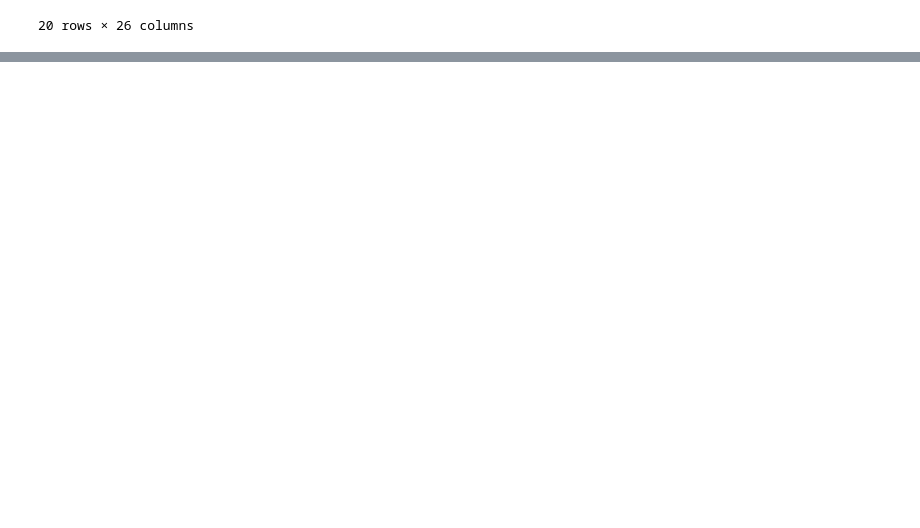
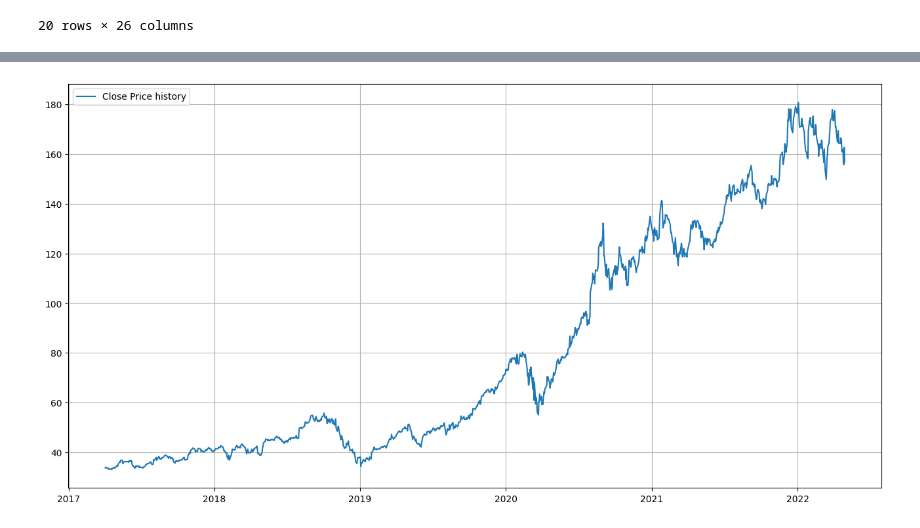
Before and after one commit to mujiexu2/ELEC0136-Assignment, a Jupyter notebook: assignment.ipynb, the cells around one changed output, grey strips where cells are left out. Saved outputs shown, nothing was run; the diff lists cells and outputs as text; code cells hidden in the pictures; blank space fills up the shorter version.

```diff
--- a/assignment.ipynb
+++ b/assignment.ipynb
@@ -159,4 +68,5 @@ DatetimeIndex(['2023-01-13', '2023-01-12', '2023-01-11', '2023-01-10',
 # %%
+
 ts = TimeSeries (key=api_key, output_format = "pandas")
 data_daily, meta_data = ts.get_daily_adjusted(symbol='AAPL', outputsize ='full')
 
@@ -164,15 +74,13 @@ start_date = datetime.datetime(2017, 4, 1)
 end_date = datetime.datetime(2022, 4, 30)
 
 # Create a filtered dataframe, and change the order it is displayed.
-date_filter = data_daily[(data_daily.index > start_date) & (data_daily.index <= end_date)]
-date_filter = date_filter.sort_index(ascending=True)
+stock_data = data_daily[(data_daily.index > start_date) & (data_daily.index <= end_date)]
+stock_data = stock_data.sort_index(ascending=True)
 #date_filter
-
-date_filter = date_filter.rename(columns={'1. open': 'Open', '2. high': 'High', '3. low': 'Low', '4. close': 'Original Close',
-                            '5. adjusted close': 'Close', '6. volume': 'Volume', '7. dividend amount': 'Dividend',
-                            '8. split coefficient': 'Split'})
-date_filter
-#type(date_filter)
+stock_data = stock_data.rename(columns={'1. open': 'Open', '2. high': 'High', '3. low': 'Low', '4. close': 'Original Close',
+                                '5. adjusted close': 'Close', '6. volume': 'Volume', '7. dividend amount': 'Dividend',
+                                '8. split coefficient': 'Split'})
+stock_data
 # %% [output]
 |  | Open | High | Low | Original Close | Close | Volume | Dividend | Split |
 | date |  |  |  |  |  |  |  |  |
@@ -450,0 +345,9 @@ def acquire():
+# %%
+price=stock_data['Close']
+plt.figure(figsize=(16,8))
+plt.plot(price, label='Close Price history')
+plt.legend()
+plt.grid()
+plt.savefig('price.jpg')
+# %% [output]
+[figure, added]
```
Also changed, not shown: parts of 41 cells of this notebook, 9 other files.
